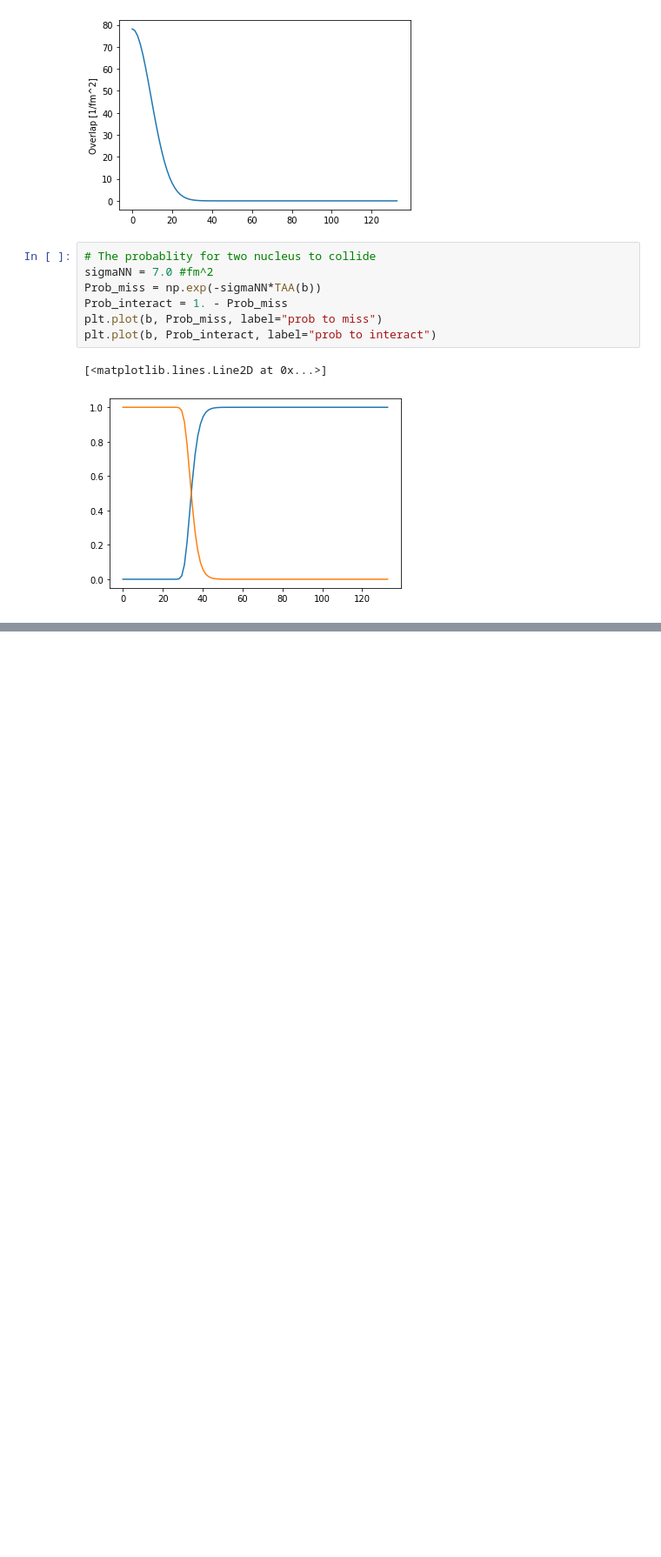
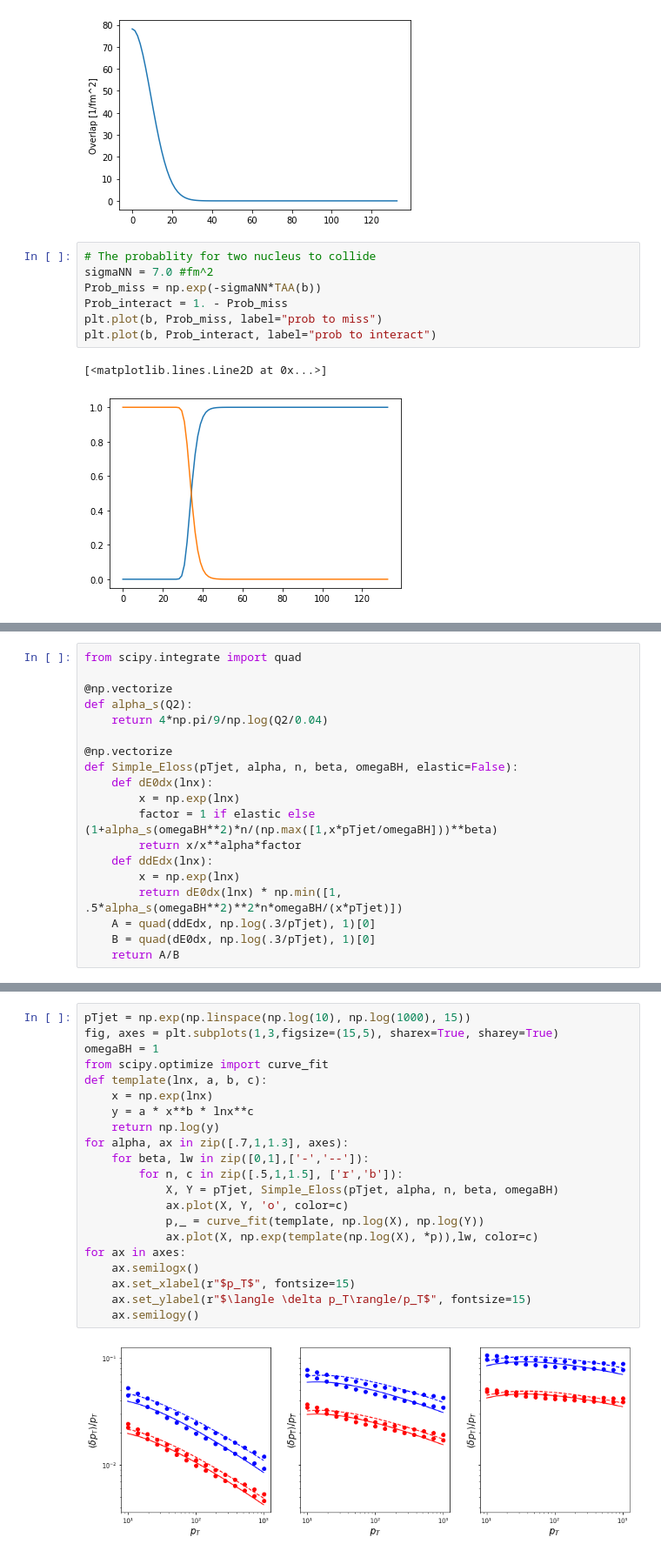
Before and after one commit to keweiyao/BayesExample, a Jupyter notebook: Untitled.ipynb, the cells around one changed output, grey strips where cells are left out. Shown at 87% size. Drawn from its saved outputs; the diff is of its cells as text; blank space fills up the shorter version.

```diff
--- a/Untitled.ipynb
+++ b/Untitled.ipynb
@@ -41,0 +90,19 @@ plt.plot(b, Prob_interact, label="prob to interact")
+# %%
+from scipy.integrate import quad
+
+@np.vectorize
+def alpha_s(Q2):
+    return 4*np.pi/9/np.log(Q2/0.04)
+
+@np.vectorize
+def Simple_Eloss(pTjet, alpha, n, beta, omegaBH, elastic=False):
+    def dE0dx(lnx):
+        x = np.exp(lnx)
+        factor = 1 if elastic else (1+alpha_s(omegaBH**2)*n/(np.max([1,x*pTjet/omegaBH]))**beta)
+        return x/x**alpha*factor
+    def ddEdx(lnx):
+        x = np.exp(lnx)
+        return dE0dx(lnx) * np.min([1, .5*alpha_s(omegaBH**2)**2*n*omegaBH/(x*pTjet)])
+    A = quad(ddEdx, np.log(.3/pTjet), 1)[0]
+    B = quad(dE0dx, np.log(.3/pTjet), 1)[0]
+    return A/B
@@ -41,0 +114,23 @@ plt.plot(b, Prob_interact, label="prob to interact")
+# %%
+pTjet = np.exp(np.linspace(np.log(10), np.log(1000), 15))
+fig, axes = plt.subplots(1,3,figsize=(15,5), sharex=True, sharey=True)
+omegaBH = 1
+from scipy.optimize import curve_fit
+def template(lnx, a, b, c):
+    x = np.exp(lnx)
+    y = a * x**b * lnx**c
+    return np.log(y)
+for alpha, ax in zip([.7,1,1.3], axes):
+    for beta, lw in zip([0,1],['-','--']):
+        for n, c in zip([.5,1,1.5], ['r','b']):
+            X, Y = pTjet, Simple_Eloss(pTjet, alpha, n, beta, omegaBH)
+            ax.plot(X, Y, 'o', color=c)
+            p,_ = curve_fit(template, np.log(X), np.log(Y))
+            ax.plot(X, np.exp(template(np.log(X), *p)),lw, color=c)
+for ax in axes:
+    ax.semilogx()
+    ax.set_xlabel(r"$p_T$", fontsize=15)
+    ax.set_ylabel(r"$\langle \delta p_T\rangle/p_T$", fontsize=15)
+    ax.semilogy()
+# %% [output]
+[figure, added]
```
Also changed, not shown: parts of 6 cells of this notebook, 25 other files.
